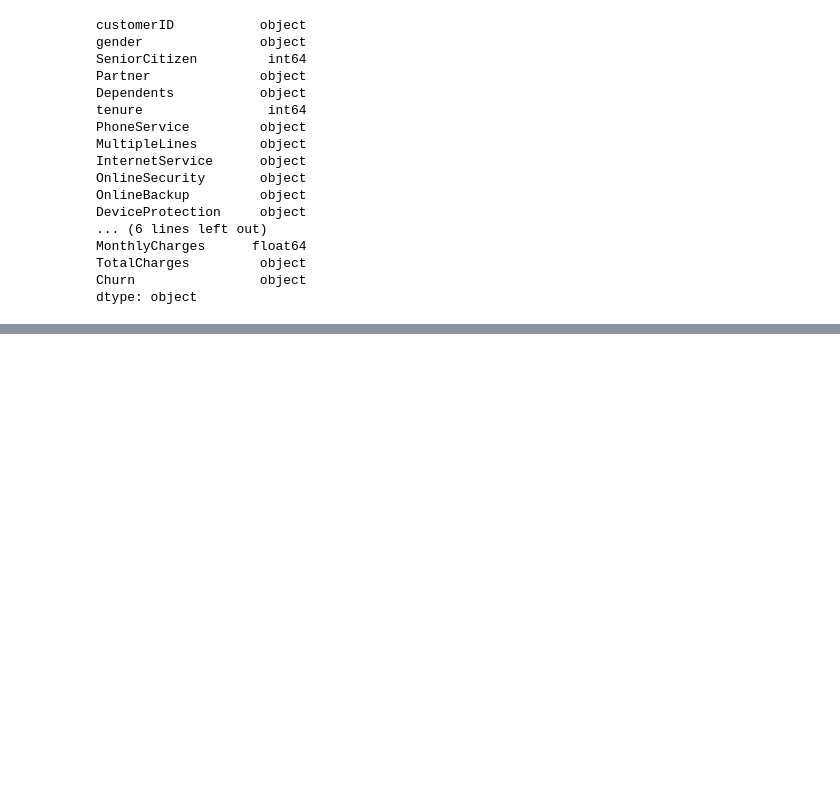
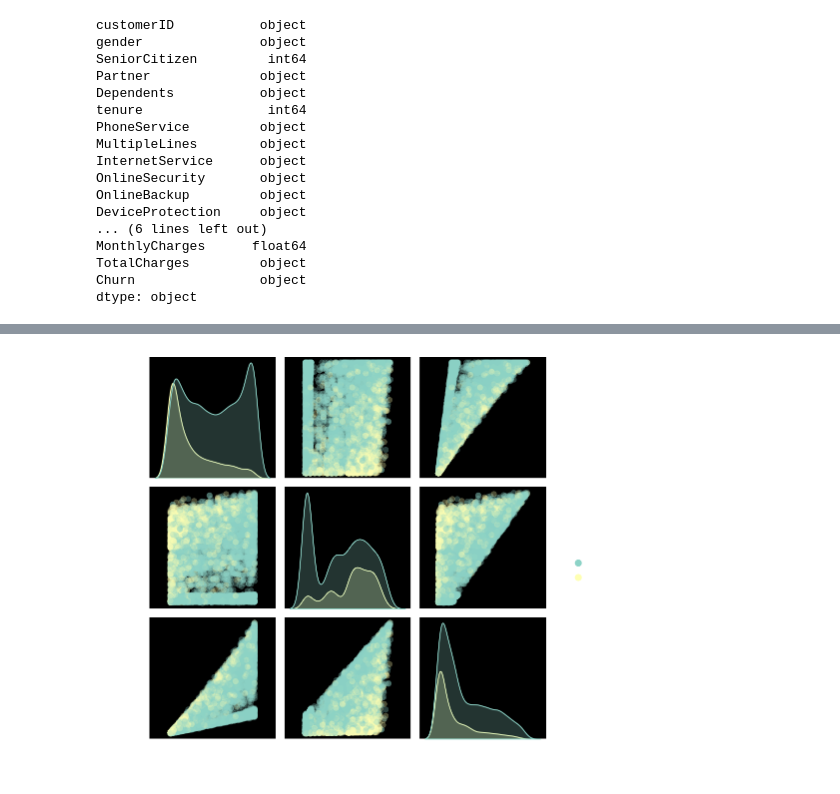
Before and after one commit to Chayanika-Basak/Customer-Churn-Prediction, a Jupyter notebook: CustomerChurnPrediction/Chayanika/Customer_Churn_Prediction.ipynb, the cells around one changed output, grey strips where cells are left out. Cells and saved outputs as stored; diff of their text form; code cells hidden in the pictures; blank space fills up the shorter version.

```diff
--- a/CustomerChurnPrediction/Chayanika/Customer_Churn_Prediction.ipynb
+++ b/CustomerChurnPrediction/Chayanika/Customer_Churn_Prediction.ipynb
@@ -89,0 +212,5 @@ dtype: object
+# %%
+sns.pairplot(df[['tenure', 'MonthlyCharges', 'TotalCharges', 'Churn']], hue='Churn', plot_kws=dict(alpha=.3, edgecolor='none'), height=2, aspect=1.1)
+plt.show()
+# %% [output]
+[figure, added]
```
Also changed, not shown: parts of 18 cells of this notebook.
